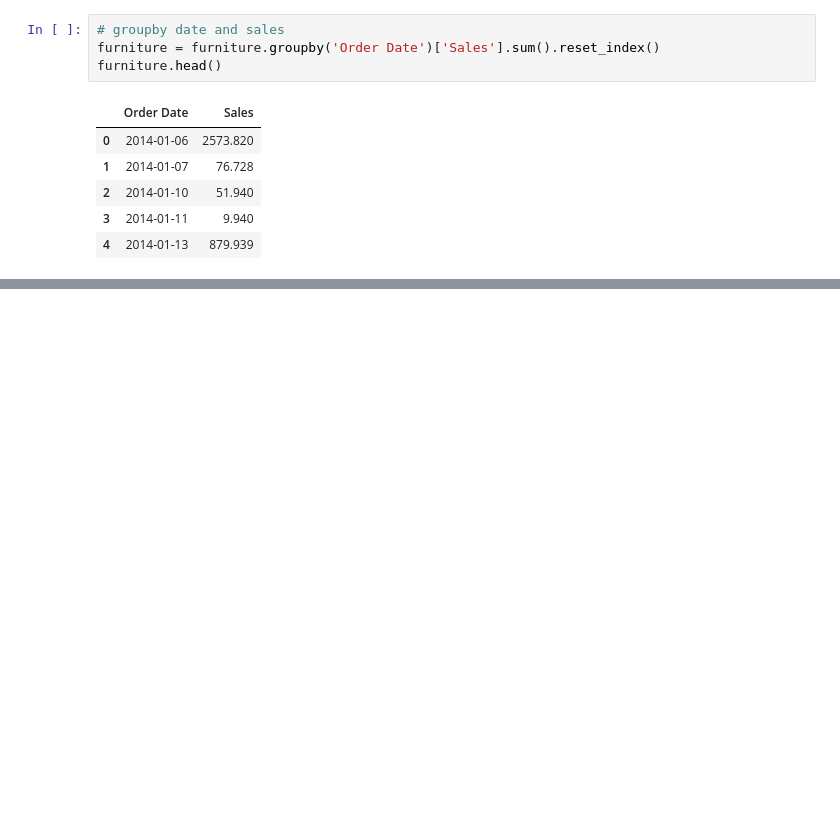
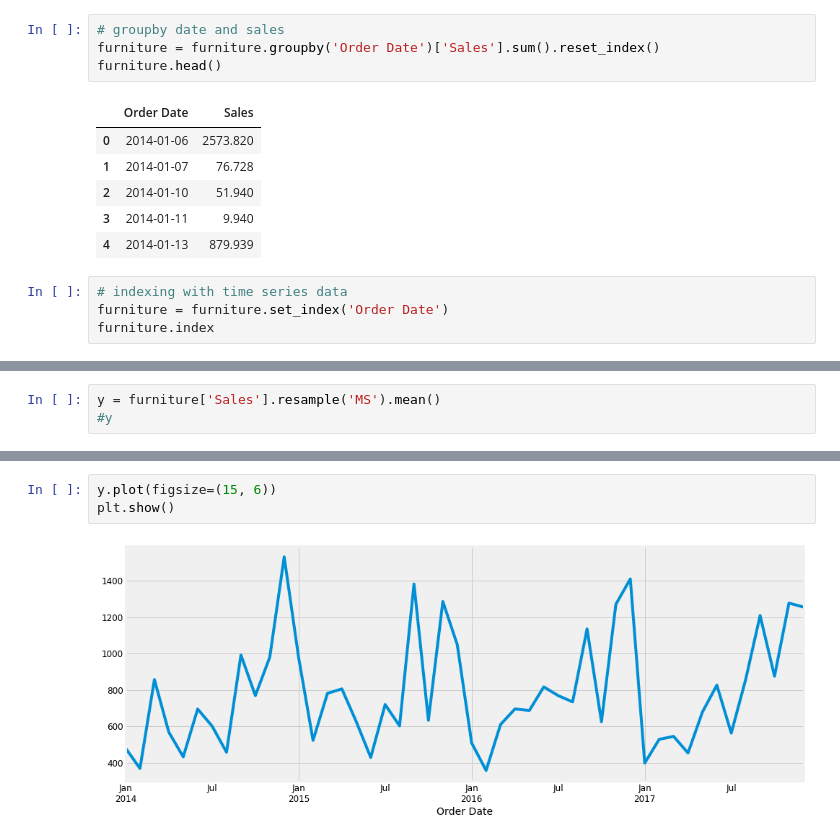
Before and after one commit to seaaaaany/Sales_Prediction, a Jupyter notebook: Time Series Analysis and Forecasting.ipynb, the cells around one changed output, grey strips where cells are left out. Saved outputs shown, nothing was run; the diff lists cells and outputs as text; blank space fills up the shorter version.

Commit message:
avg daily sales value to rep the month

```diff
--- a/Time Series Analysis and Forecasting.ipynb
+++ b/Time Series Analysis and Forecasting.ipynb
@@ -52,3 +52,7 @@ furniture.head()
 | 2 | 2014-01-10 | 51.940 |
 | 3 | 2014-01-11 | 9.940 |
 | 4 | 2014-01-13 | 879.939 |
+# %%
+# indexing with time series data
+furniture = furniture.set_index('Order Date')
+furniture.index
@@ -54,0 +68,3 @@ furniture.head()
+# %%
+y = furniture['Sales'].resample('MS').mean()
+#y
@@ -54,0 +88,5 @@ furniture.head()
+# %%
+y.plot(figsize=(15, 6))
+plt.show()
+# %% [output]
+[figure, added]
```
Also changed, not shown: parts of 2 cells of this notebook.
